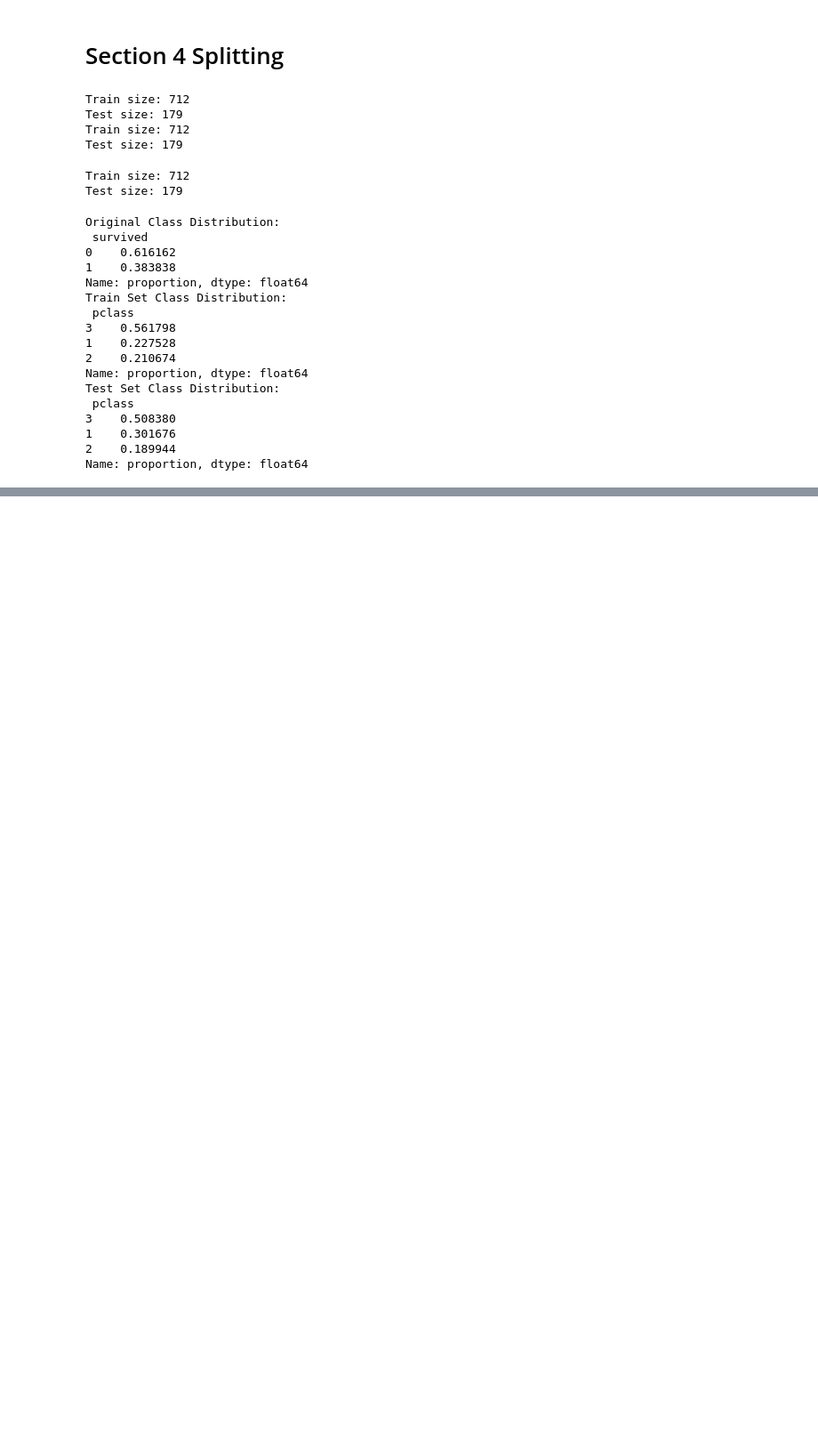
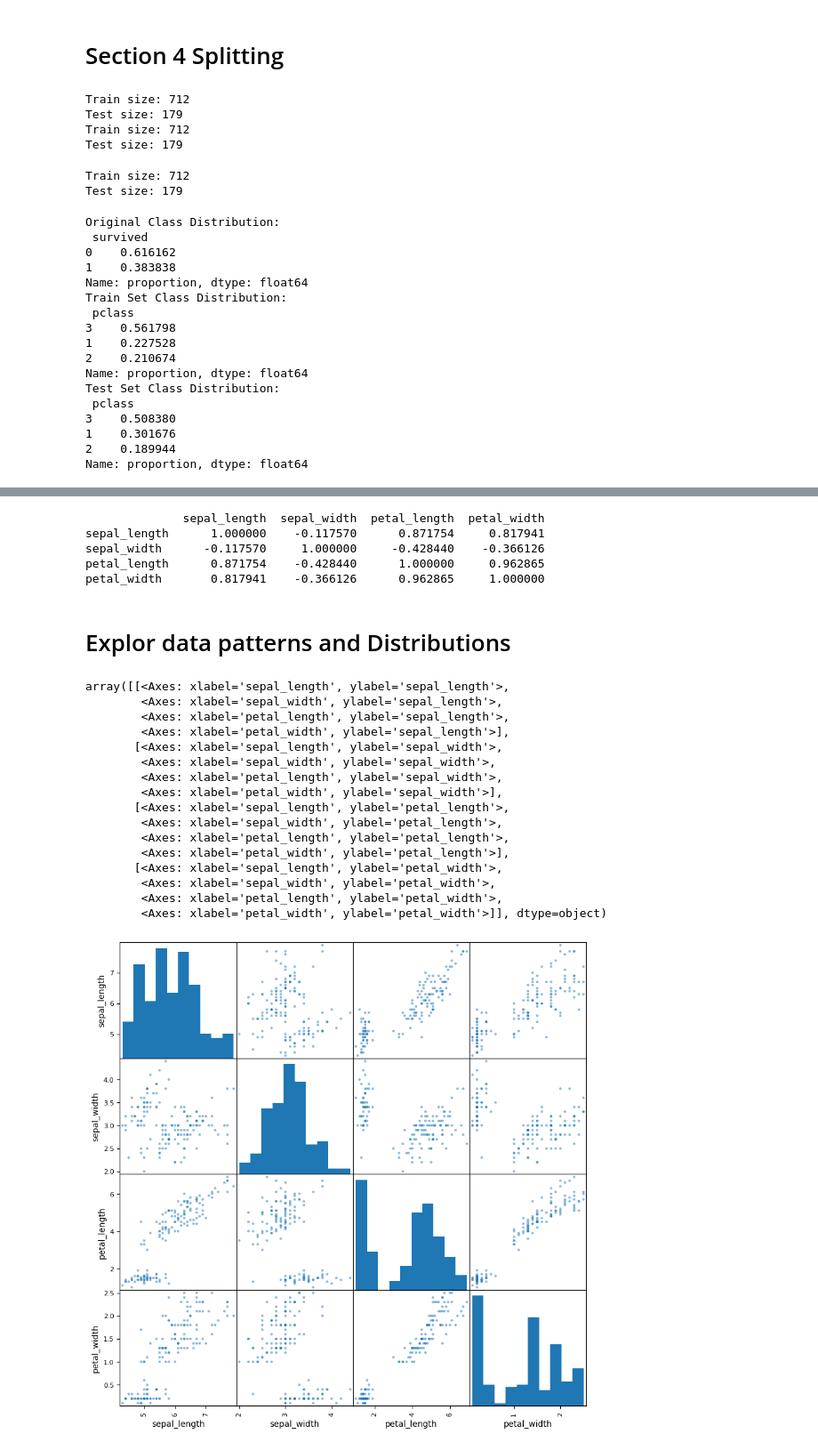
Before and after one commit to Crusoe22/applied-ml-moss, a Jupyter notebook: lab02/ml02_Moss.ipynb, the cells around one changed output, grey strips where cells are left out. Shown: that part at 89% size. Drawn from its saved outputs; the diff is of its cells as text; code cells hidden in the pictures; blank space fills up the shorter version.

Commit message:
add iris data

```diff
--- a/lab02/ml02_Moss.ipynb
+++ b/lab02/ml02_Moss.ipynb
@@ -246,0 +249,3 @@ Name: proportion, dtype: float64
+# %%
+# Load Iris dataset
+iris = sns.load_dataset('iris')
@@ -246,0 +306,32 @@ Name: proportion, dtype: float64
+# %%
+# Check correlations
+print(iris.corr(numeric_only=True))
+# %% [output]
+              sepal_length  sepal_width  petal_length  petal_width
+sepal_length      1.000000    -0.117570      0.871754     0.817941
+sepal_width      -0.117570     1.000000     -0.428440    -0.366126
+petal_length      0.871754    -0.428440      1.000000     0.962865
+petal_width       0.817941    -0.366126      0.962865     1.000000
+# %% [markdown]
+# Explor data patterns and Distributions
+# %%
+attributes = ['sepal_length', 'sepal_width', 'petal_length', 'petal_width']
+scatter_matrix(iris[attributes], figsize=(10, 10))
+# %% [output]
+array([[<Axes: xlabel='sepal_length', ylabel='sepal_length'>,
+        <Axes: xlabel='sepal_width', ylabel='sepal_length'>,
+        <Axes: xlabel='petal_length', ylabel='sepal_length'>,
+        <Axes: xlabel='petal_width', ylabel='sepal_length'>],
+       [<Axes: xlabel='sepal_length', ylabel='sepal_width'>,
+        <Axes: xlabel='sepal_width', ylabel='sepal_width'>,
+        <Axes: xlabel='petal_length', ylabel='sepal_width'>,
+        <Axes: xlabel='petal_width', ylabel='sepal_width'>],
+       [<Axes: xlabel='sepal_length', ylabel='petal_length'>,
+        <Axes: xlabel='sepal_width', ylabel='petal_length'>,
+        <Axes: xlabel='petal_length', ylabel='petal_length'>,
+        <Axes: xlabel='petal_width', ylabel='petal_length'>],
+       [<Axes: xlabel='sepal_length', ylabel='petal_width'>,
+        <Axes: xlabel='sepal_width', ylabel='petal_width'>,
+        <Axes: xlabel='petal_length', ylabel='petal_width'>,
+        <Axes: xlabel='petal_width', ylabel='petal_width'>]], dtype=object)
+[figure, added]
```
Also changed, not shown: parts of 14 cells of this notebook, 1 other file.
